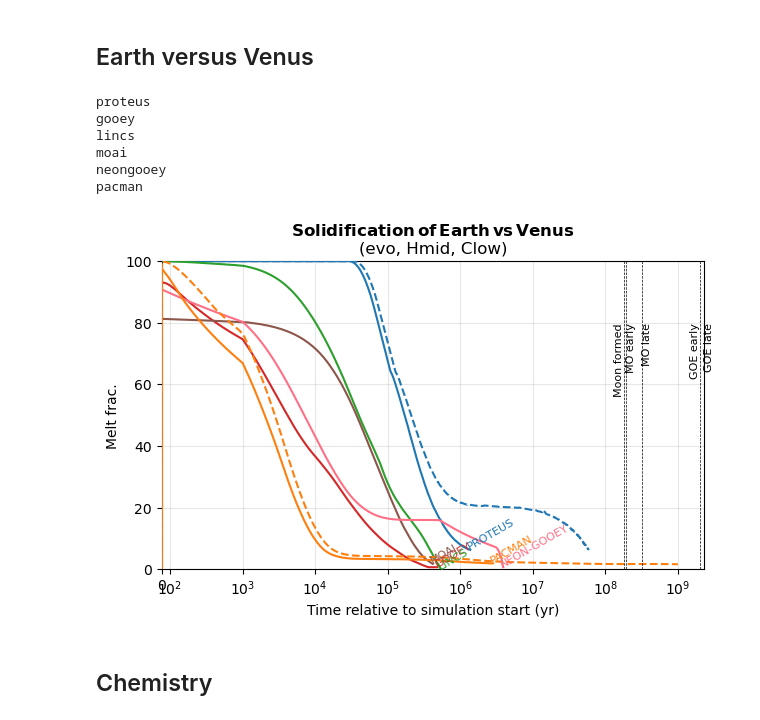
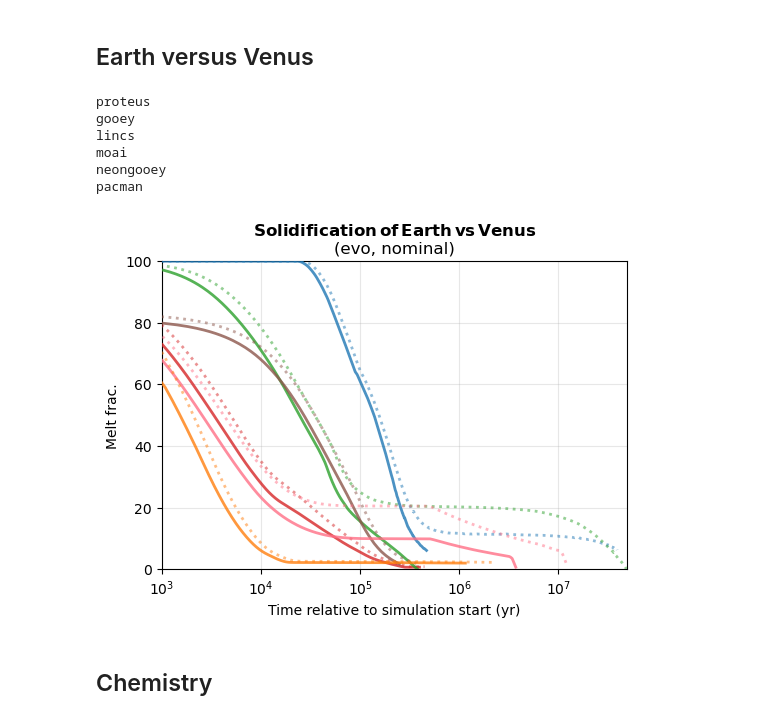
Before and after one commit to lena-noack/chili, a Jupyter notebook: intercomparison/analysis_solarsystem/grids.ipynb, the cells around one changed output. Saved outputs shown, nothing was run; the diff lists cells and outputs as text; code cells hidden in the pictures.

```diff
--- a/intercomparison/analysis_solarsystem/grids.ipynb
+++ b/intercomparison/analysis_solarsystem/grids.ipynb
@@ -379,12 +405,13 @@ pacman
 # %% [markdown]
 ## Earth versus Venus
 # %%
-fig, ax = plt.subplots(1,1, figsize=(7,4))
+fig, ax = plt.subplots(1,1, figsize=(6,4))
 
 xkey = "t(yr)"
 ykey = "phi(vol_frac)"
-controls = ["evo", "Hmid", "Clow"]
+controls = ["evo", "nominal"]
 
+xmax = 1e3
 for m in models:
     print(m)
 
@@ -396,12 +423,15 @@ for m in models:
 
         d = models_data[m][p]
         col = get_color(m)
+        lw = 2
 
         if p == "earth":
             ls = "-"
+            al = 0.8
             lbl = get_label(m)
         else:
-            ls = "--"
+            ls = "dotted"
+            al = 0.5
             lbl = ""
 
 
@@ -410,43 +440,48 @@ for m in models:
 
                 x = d[case][xkey]
                 y = d[case][ykey] * 100
-                ax.plot(x, y, color=col, ls=ls, zorder=4)
-                if lbl != "":
-                    ax.annotate(lbl, (x.iloc[-1], y.iloc[-1]), color=col, fontsize=8, zorder=5, rotation=30, rotation_mode='anchor', ha='left')
+
+                xmax = max(xmax,np.amax(x))
+
+                ax.plot(x, y, color=col, ls=ls, lw=lw, zorder=4, alpha=al, label=lbl)
+                # if lbl != "":
+                #     ax.annotate(lbl, (x.iloc[-1], y.iloc[-1]), color=col, fontsize=8, zorder=5, rotation=30, rotation_mode='anchor', ha='left')
 
 
 # add vertical lines for ages of interest
 for k, x in ages_yr.items():
+    if x > xmax:
+        continue
     ax.axvline(x, color="k", ls="--", lw=0.5, zorder=6)
     va = 'top'
     if k in ["Moon formed", "GOE early"]:
         va = 'bottom'
     ax.annotate(k, xy=(x, 80), ha="right", va=va, fontsize=8, rotation=90, rotation_mode='anchor')
 
 ax.axvline(x=0, color="k", ls="-", lw=0.5)
 
 ax.set_xscale("symlog", linthresh=1e3)
 ax.set_xlabel("Time relative to simulation start (yr)")
-ax.set_xlim(left=0, right=ages_yr["GOE late"])
+ax.set_xlim(left=1e3, right=xmax)
 
 ax.set_ylabel(get_label(ykey))
 ax.set_ylim(0, 100)
 
 ax.set_title(get_label(planet) + f" ({", ".join(controls)})")
 ax.grid(alpha=0.3, zorder=-2)
 
 title = r"$\bf Solidification\,of\,Earth\,vs\,Venus$" + "\n" + f"({', '.join(controls)})"
 ax.set_title(title)
 
 plt.show()
 # %% [output]
 proteus
 gooey
 lincs
 moai
 neongooey
 pacman
-[figure, old version]
+[figure, new version]
 # %% [markdown]
 ## Chemistry
 # %%
```
Also changed, not shown: parts of 5 cells of this notebook.
